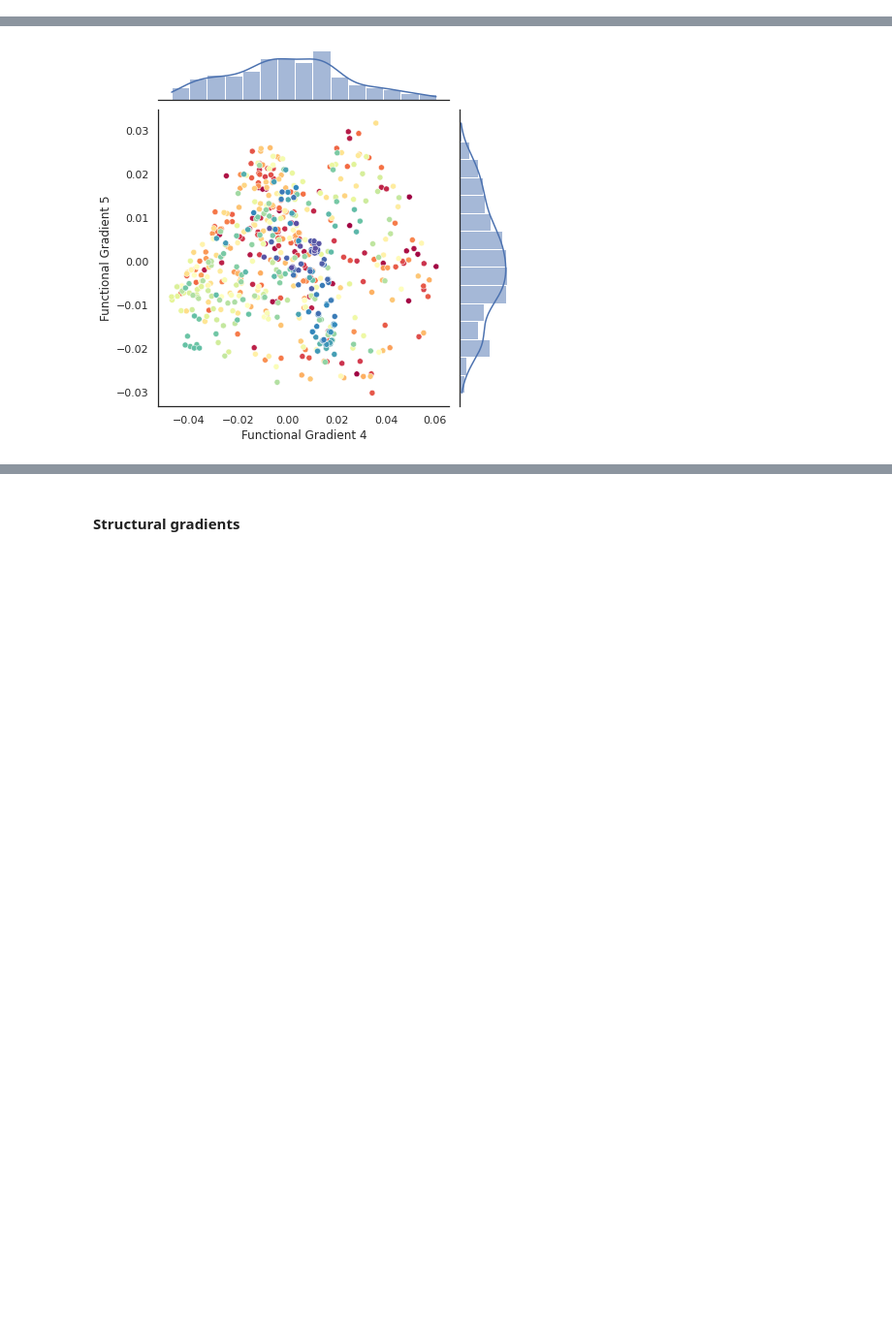
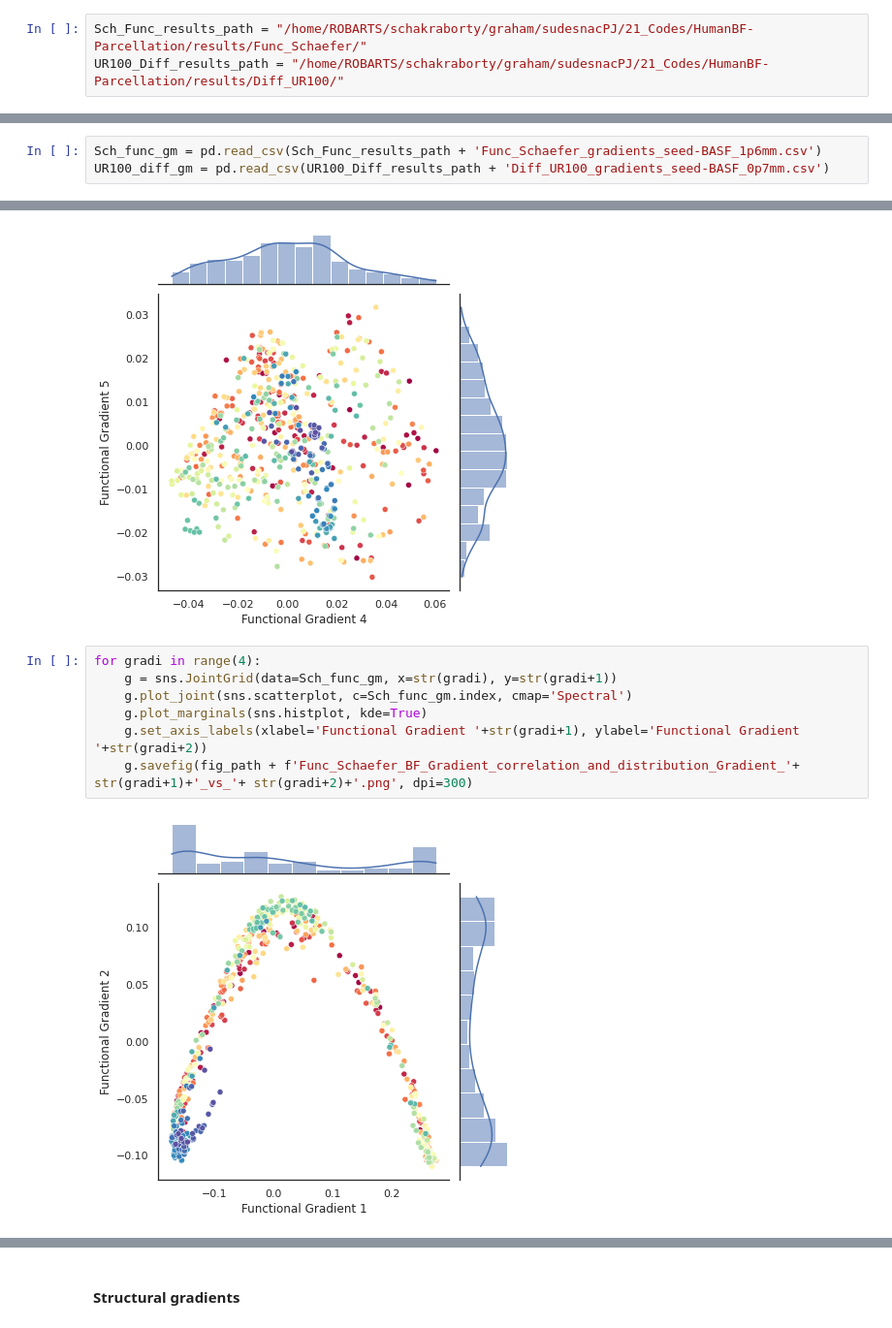
Before and after one commit to sudesnac/HumanBF-Connectivity, a Jupyter notebook: notebook/gradient_correlation.ipynb, the cells around one changed output, grey strips where cells are left out. Shown at 97% size. Saved outputs shown, nothing was run; the diff lists cells and outputs as text; blank space fills up the shorter version.

```diff
--- a/notebook/gradient_correlation.ipynb
+++ b/notebook/gradient_correlation.ipynb
@@ -29,11 +29,17 @@ fig_path = "/home/ROBARTS/schakraborty/graham/sudesnacPJ/21_Codes/HumanBF-Parcel
 # %%
 Func_results_path = "/home/ROBARTS/schakraborty/graham/sudesnacPJ/21_Codes/HumanBF-Parcellation/results/Func_HCPMMP/"
 Diff_results_path = "/home/ROBARTS/schakraborty/graham/sudesnacPJ/21_Codes/HumanBF-Parcellation/results/Diff_7Tsubj7TDWI/"
+# %%
+Sch_Func_results_path = "/home/ROBARTS/schakraborty/graham/sudesnacPJ/21_Codes/HumanBF-Parcellation/results/Func_Schaefer/"
+UR100_Diff_results_path = "/home/ROBARTS/schakraborty/graham/sudesnacPJ/21_Codes/HumanBF-Parcellation/results/Diff_UR100/"
 # %% [markdown]
 ### Loading gradient data
 # %%
 func_gm = pd.read_csv(Func_results_path + 'Func_HCPMMP_gradients_seed-BASF_1p6mm.csv')
 diff_gm = pd.read_csv(Diff_results_path + 'Diff_7Tsubj7TDWI_gradients_seed-BASF_0p7mm.csv')
+# %%
+Sch_func_gm = pd.read_csv(Sch_Func_results_path + 'Func_Schaefer_gradients_seed-BASF_1p6mm.csv')
+UR100_diff_gm = pd.read_csv(UR100_Diff_results_path + 'Diff_UR100_gradients_seed-BASF_0p7mm.csv')
 # %%
 diff_gm
 # %% [output]
@@ -174,3 +180,12 @@ for gradi in range(4):
 [figure]
 [figure]
 [figure]
+# %%
+for gradi in range(4):
+    g = sns.JointGrid(data=Sch_func_gm, x=str(gradi), y=str(gradi+1))
+    g.plot_joint(sns.scatterplot, c=Sch_func_gm.index, cmap='Spectral')
+    g.plot_marginals(sns.histplot, kde=True)
+    g.set_axis_labels(xlabel='Functional Gradient '+str(gradi+1), ylabel='Functional Gradient '+str(gradi+2))
+    g.savefig(fig_path + f'Func_Schaefer_BF_Gradient_correlation_and_distribution_Gradient_'+ str(gradi+1)+'_vs_'+ str(gradi+2)+'.png', dpi=300)
+# %% [output]
+[figure, added]
```
Also changed, not shown: parts of 3 cells of this notebook, 12 other files.
